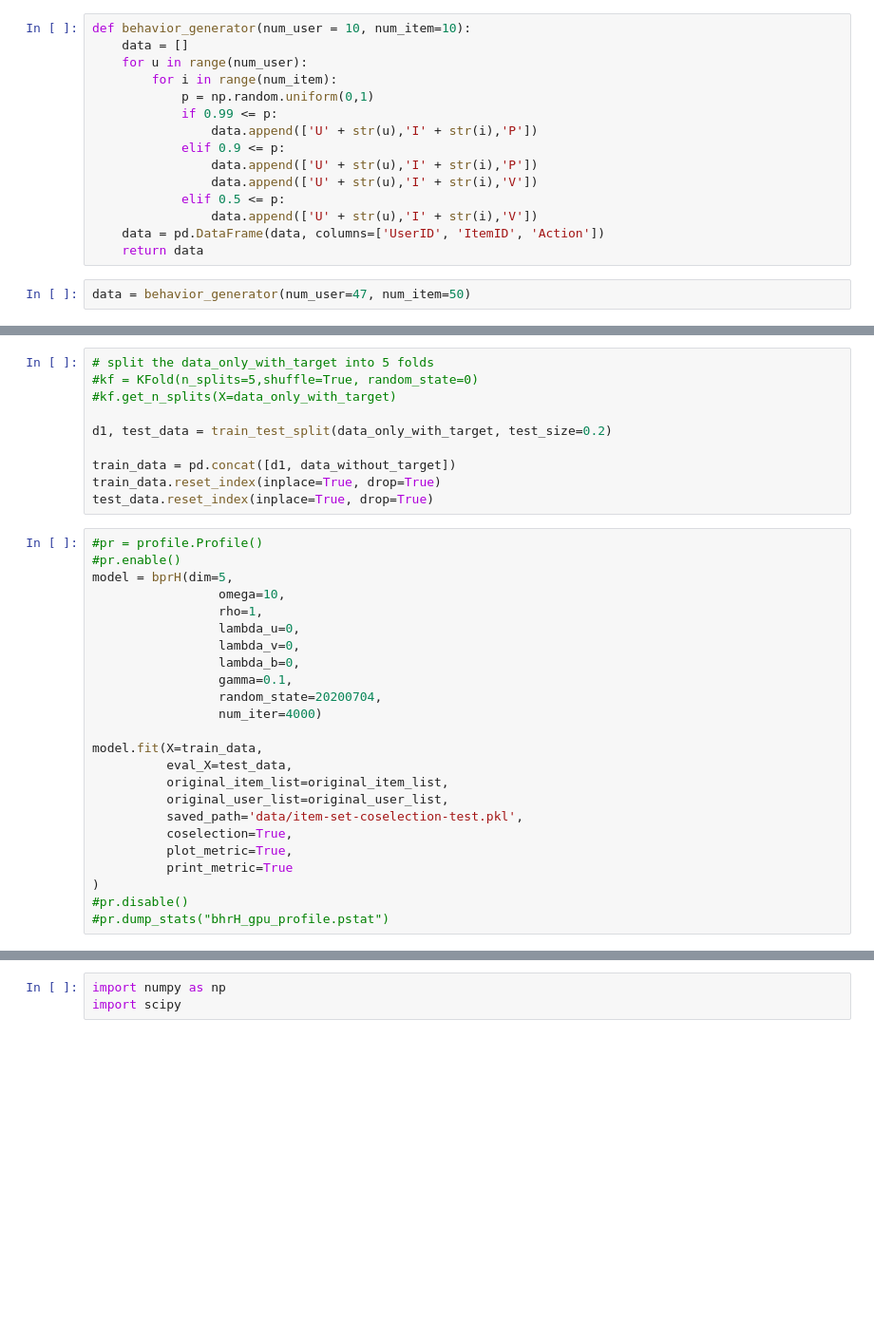
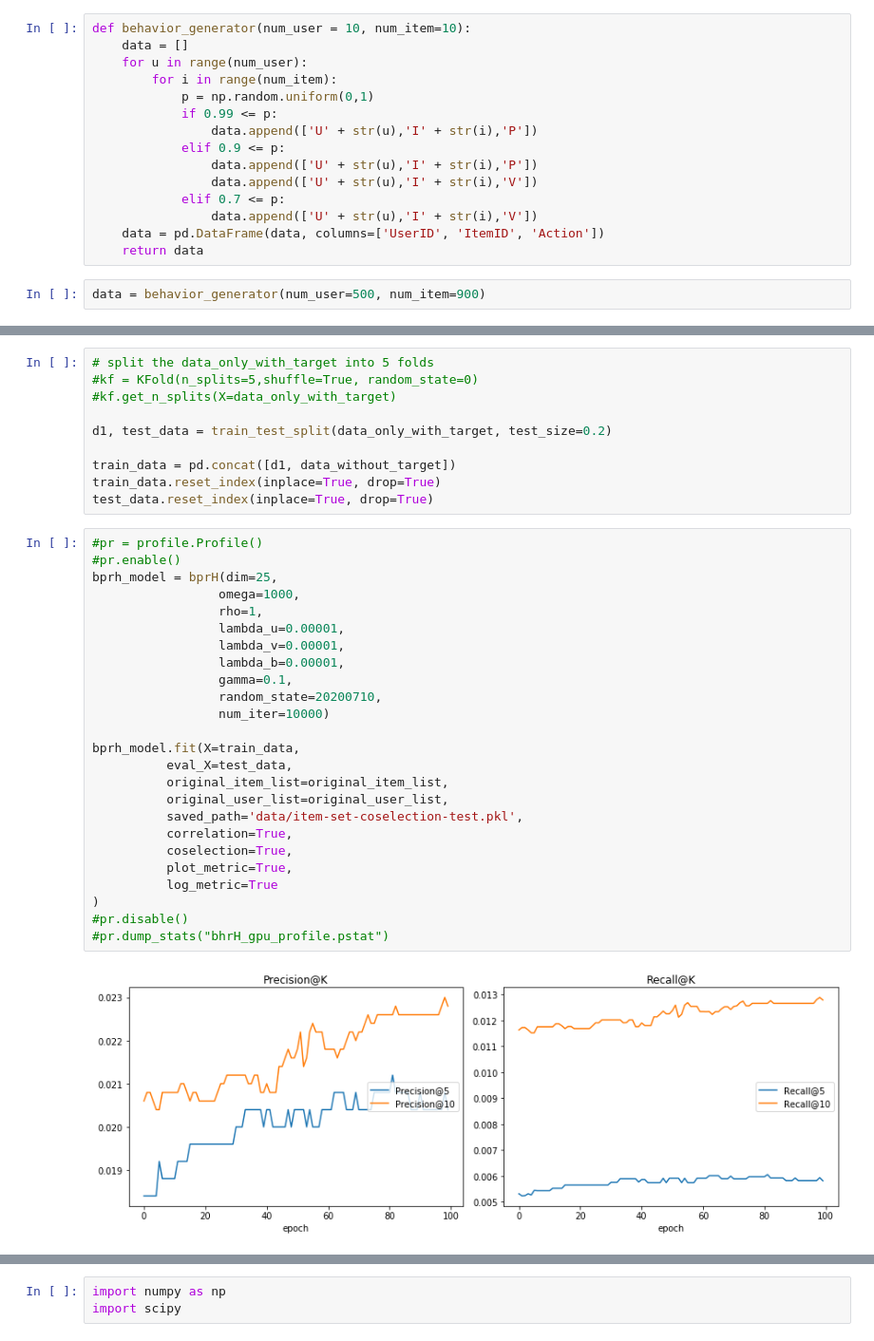
Before and after one commit to liu-yihong/BPRH, a Jupyter notebook: test_cupy.ipynb, the cells around one changed output, grey strips where cells are left out. Shown: that part at 95% size. Cells and saved outputs as stored; diff of their text form; blank space fills up the shorter version.

```diff
--- a/test_cupy.ipynb
+++ b/test_cupy.ipynb
@@ -34,12 +34,12 @@ def behavior_generator(num_user = 10, num_item=10):
             elif 0.9 <= p:
                 data.append(['U' + str(u),'I' + str(i),'P'])
                 data.append(['U' + str(u),'I' + str(i),'V'])
-            elif 0.5 <= p:
+            elif 0.7 <= p:
                 data.append(['U' + str(u),'I' + str(i),'V'])
     data = pd.DataFrame(data, columns=['UserID', 'ItemID', 'Action'])
     return data
 # %%
-data = behavior_generator(num_user=47, num_item=50)
+data = behavior_generator(num_user=500, num_item=900)
 # %%
 # to librec
 data_librec_1 = data[data.Action == 'P']
@@ -71,24 +71,27 @@ test_data.reset_index(inplace=True, drop=True)
 # %%
 #pr = profile.Profile()
 #pr.enable()
-model = bprH(dim=5,
-                 omega=10,
+bprh_model = bprH(dim=25,
+                 omega=1000,
                  rho=1,
-                 lambda_u=0,
-                 lambda_v=0,
-                 lambda_b=0,
+                 lambda_u=0.00001,
+                 lambda_v=0.00001,
+                 lambda_b=0.00001,
                  gamma=0.1,
-                 random_state=20200704,
-                 num_iter=4000)
+                 random_state=20200710,
+                 num_iter=10000)
 
-model.fit(X=train_data,
+bprh_model.fit(X=train_data,
           eval_X=test_data,
           original_item_list=original_item_list,
           original_user_list=original_user_list,
           saved_path='data/item-set-coselection-test.pkl',
+          correlation=True,
           coselection=True,
           plot_metric=True,
-          print_metric=True
+          log_metric=True
 )
 #pr.disable()
 #pr.dump_stats("bhrH_gpu_profile.pstat")
+# %% [output]
+[figure, added]
```
Also changed, not shown: parts of 18 cells of this notebook, 3 other files.
